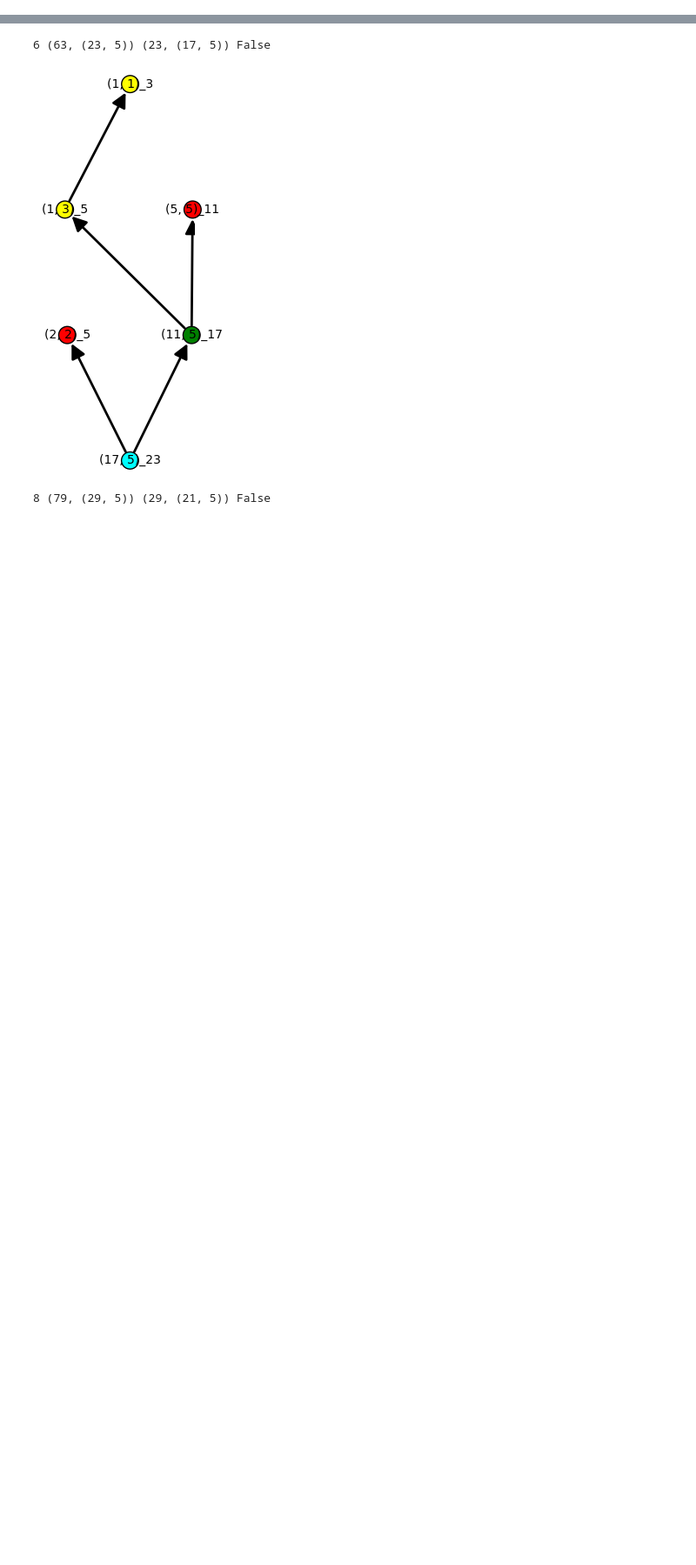
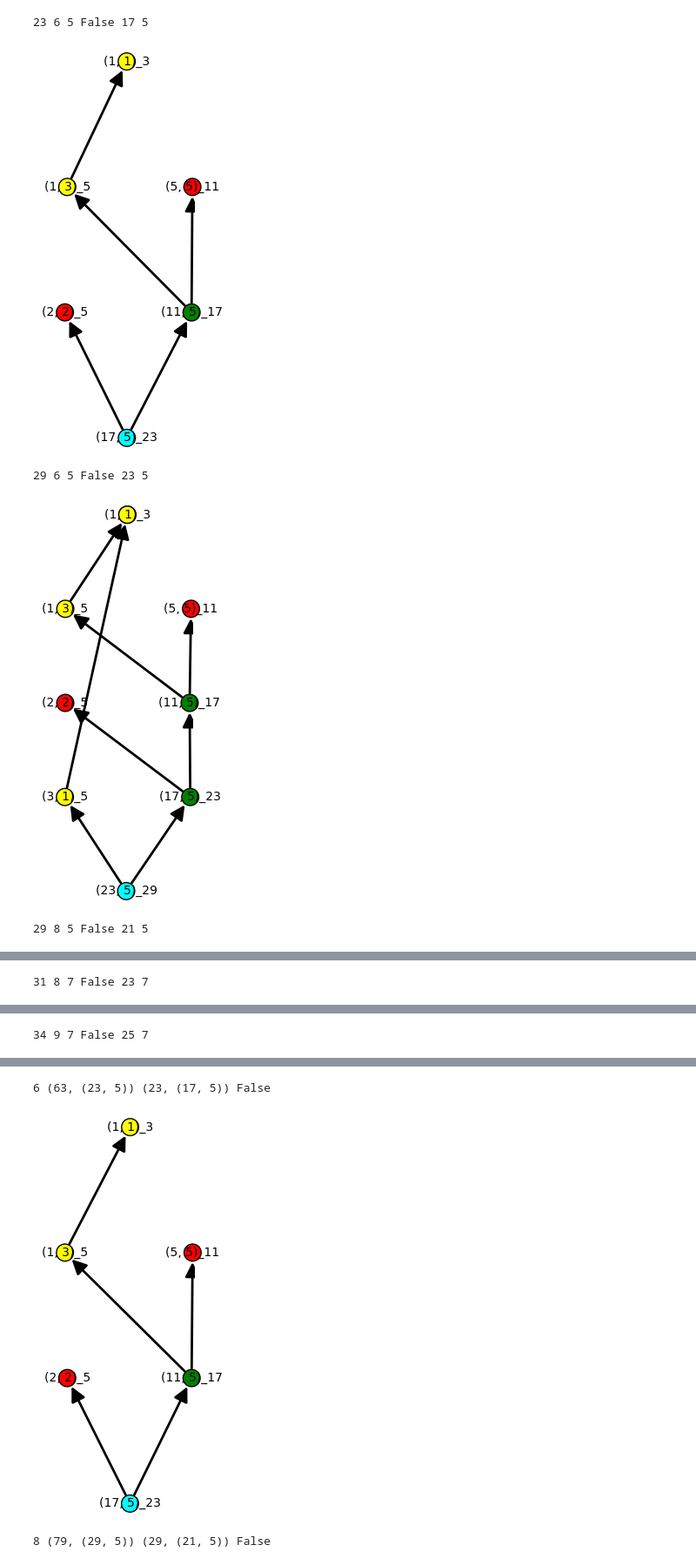
Before and after one commit to filedesless/singularite_j, a Jupyter notebook: notebooks/eval.ipynb, the cells around one changed output, grey strips where cells are left out. Shown at 87% size. Drawn from its saved outputs; the diff is of its cells as text; code cells hidden in the pictures; blank space fills up the shorter version.

```diff
--- a/notebooks/eval.ipynb
+++ b/notebooks/eval.ipynb
@@ -37,3 +37,12 @@ def vis_eval(n, r):
             vertex_colors={'red': b, 'cyan': [(n, r)], 'yellow': y},
             layout='acyclic',
             vertex_labels=uncurry(to_s)))
+# %%
+from itertools import combinations
+from singularite import group, coprime
+
+
+for n in range(20):
+    for (b, a) in combinations(group(n), 2):
+        if b > 1 and a + b < n and all( coprime(c, b) for c in range(n, 0, -a) ):
+            print(n, a, b)
@@ -39,0 +74,22 @@ def vis_eval(n, r):
+# %%
+from singularite import isJStrict, group, coprime
+from itertools import combinations
+
+for n in range(40):
+    for (b, a) in combinations(group(n), 2): # a > b
+        d = n - a
+        if b > 1 and a + b != n and isJStrict(n, (a, b)) and coprime(d, b):
+            # if all( coprime(c, b) for c in range(d, 0, -a) ):
+            #     print(n, a, b, d)
+            #     vis_eval(n, (d, b))
+            na = -n % d
+            if coprime(na, b):
+                print(n, a, b, isJStrict(n, (d, b)), d, d % a)
+                vis_eval(n, (d, b))
+                # vis_eval(n, (a, b))
+# %% [output]
+23 6 5 False 17 5
+[figure, added]
+29 6 5 False 23 5
+[figure, added]
+29 8 5 False 21 5
@@ -39,0 +97 @@ def vis_eval(n, r):
+31 8 7 False 23 7
@@ -39,0 +99 @@ def vis_eval(n, r):
+34 9 7 False 25 7
```
Also changed, not shown: parts of 3 cells of this notebook, 4 other files.
